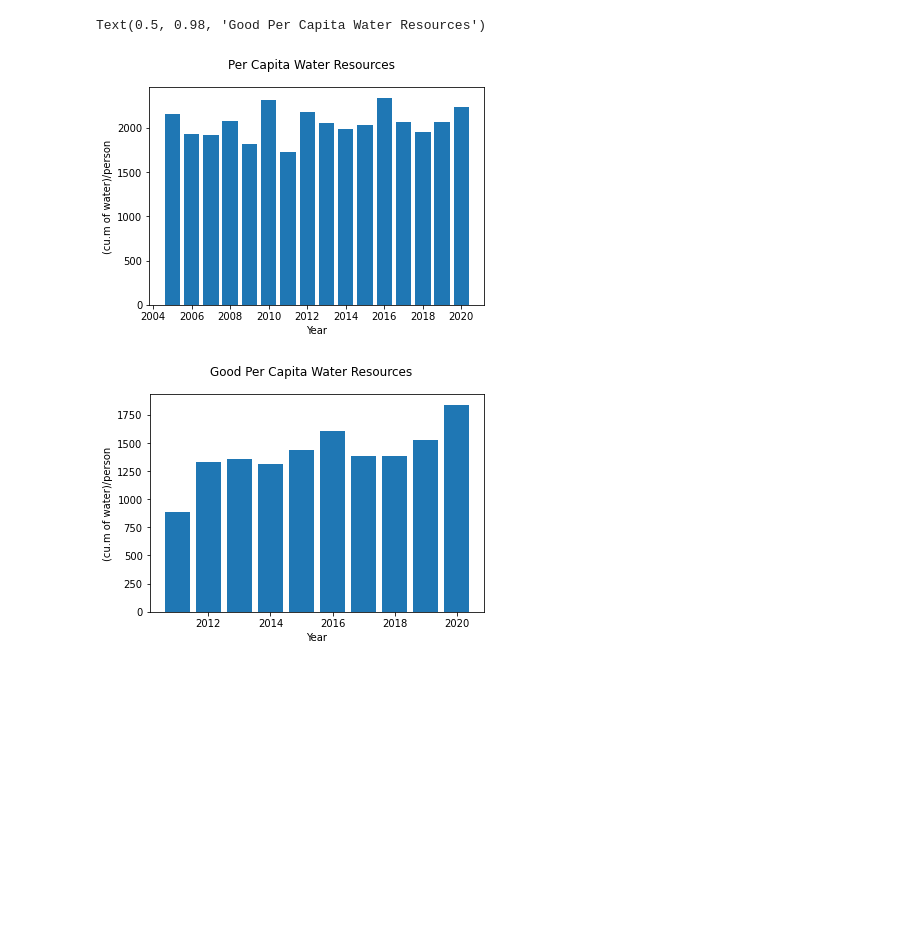
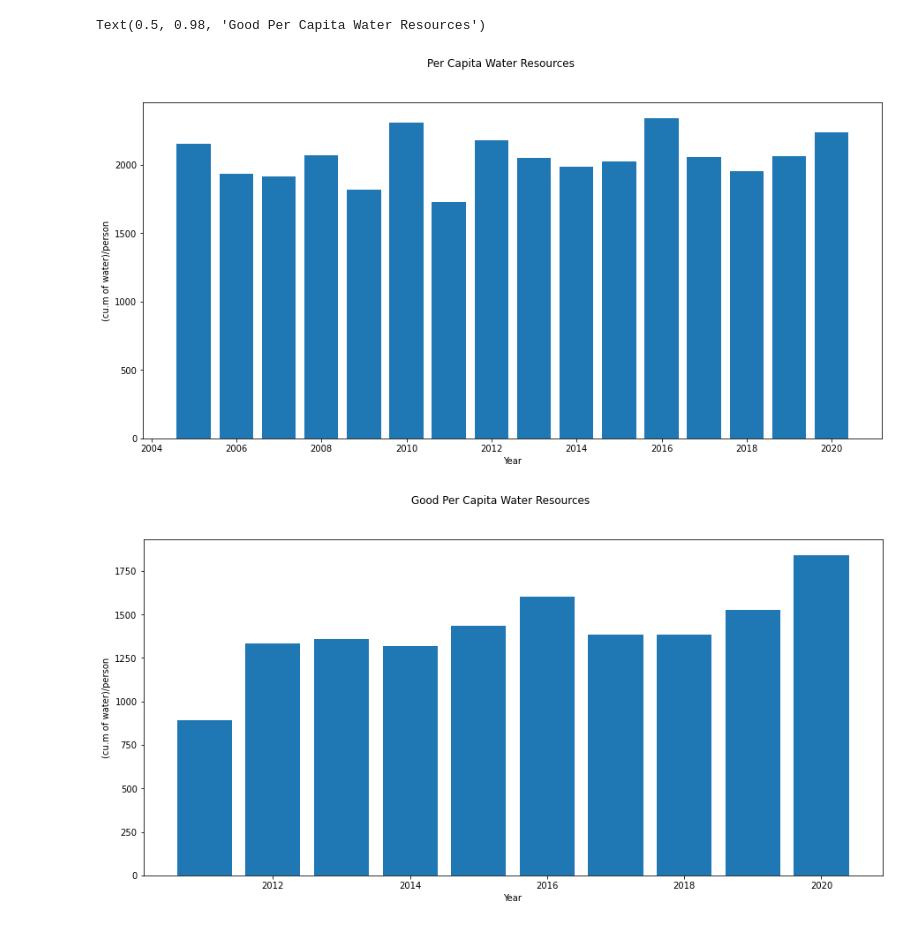
Before and after one commit to nmharmon8/TheAdventuresOfAliceAndBobPosts, a Jupyter notebook: china_water_problem_data/ChinaWaterDataPlots.ipynb, the cells around one changed output. Drawn from its saved outputs; the diff is of its cells as text; code cells hidden in the pictures; blank space fills up the shorter version.

```diff
--- a/china_water_problem_data/ChinaWaterDataPlots.ipynb
+++ b/china_water_problem_data/ChinaWaterDataPlots.ipynb
@@ -17,7 +18,7 @@ water_withdrawals_total = "water_withdrawals_total.csv"
 # %%
 
 def water_quality_bar_chart(years, worst, bad, good):
-    fig, ax = plt.subplots()
+    fig, ax = plt.subplots(figsize=(15,7))
     worst, bad, good = np.array(worst), np.array(bad), np.array(good)
     x = np.arange(len(years))  # the label locations
     width = 0.35  # the width of the bars
@@ -70,7 +71,7 @@ Text(0.5, 0.98, 'Groundwater and Shallow Groundwater Quality')
 # %%
 
 def plot_per_capita_water(years, per_capita_water_resources):
-    fig, ax = plt.subplots()
+    fig, ax = plt.subplots(figsize=(15,7))
     ax.bar(years, per_capita_water_resources)
     ax.set_xlabel("Year")
     ax.set_ylabel("(cu.m of water)/person")
@@ -78,34 +79,34 @@ def plot_per_capita_water(years, per_capita_water_resources):
 
 with open(water_resources, 'r') as f:
     water_resources_data = json.load(f)
 sorted(water_resources_data, key= lambda x: x['year'])
 
 
 #Trim off 2000
 water_resources_data = water_resources_data[1:]
 
 years = [x['year'] for x in water_resources_data]
 
 
 per_capita_water_resources = np.array([x['Per Capita Water Resources'] for x in water_resources_data])
 fig, ax = plot_per_capita_water(years, per_capita_water_resources)
 fig.suptitle('Per Capita Water Resources')
 
 
 
 key_lakes_and_reservoirs = [x['Key Lakes & Reservoirs'] for x in water_quality_data]
 lakes_good = np.array([x['I-III'] for x in key_lakes_and_reservoirs])
 main_river_basins = [x['Main River Basins'] for x in water_quality_data]
 river_good = np.array([x['I-III'] for x in main_river_basins])
 avg_good_pct = ((lakes_good + river_good) / 2) / 100.0
 
 per_capita_water_resources_in_range = [x for i, x in enumerate(per_capita_water_resources) if years[i] > 2010]
 
 fig, ax = plot_per_capita_water(years[-len(per_capita_water_resources_in_range):], per_capita_water_resources_in_range * avg_good_pct)
 fig.suptitle('Good Per Capita Water Resources')
 # %% [output]
 Text(0.5, 0.98, 'Good Per Capita Water Resources')
-[figure, old version]
+[figure, new version]
-[figure, old version]
+[figure, new version]
 # %%
 def plot_per_capita_water_use(years, per_capita_water_use):
```
Also changed, not shown: parts of 7 cells of this notebook, 1 other file.
